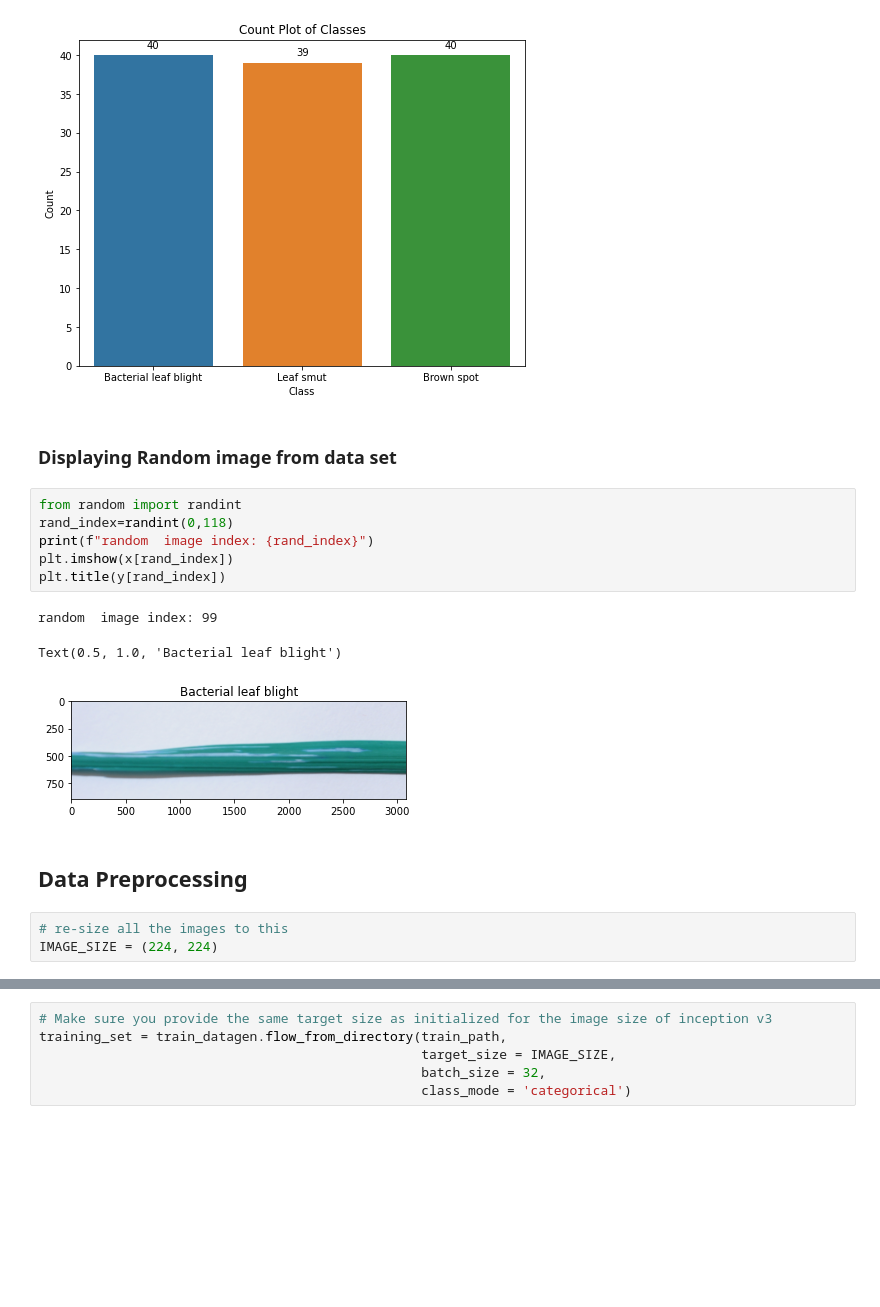
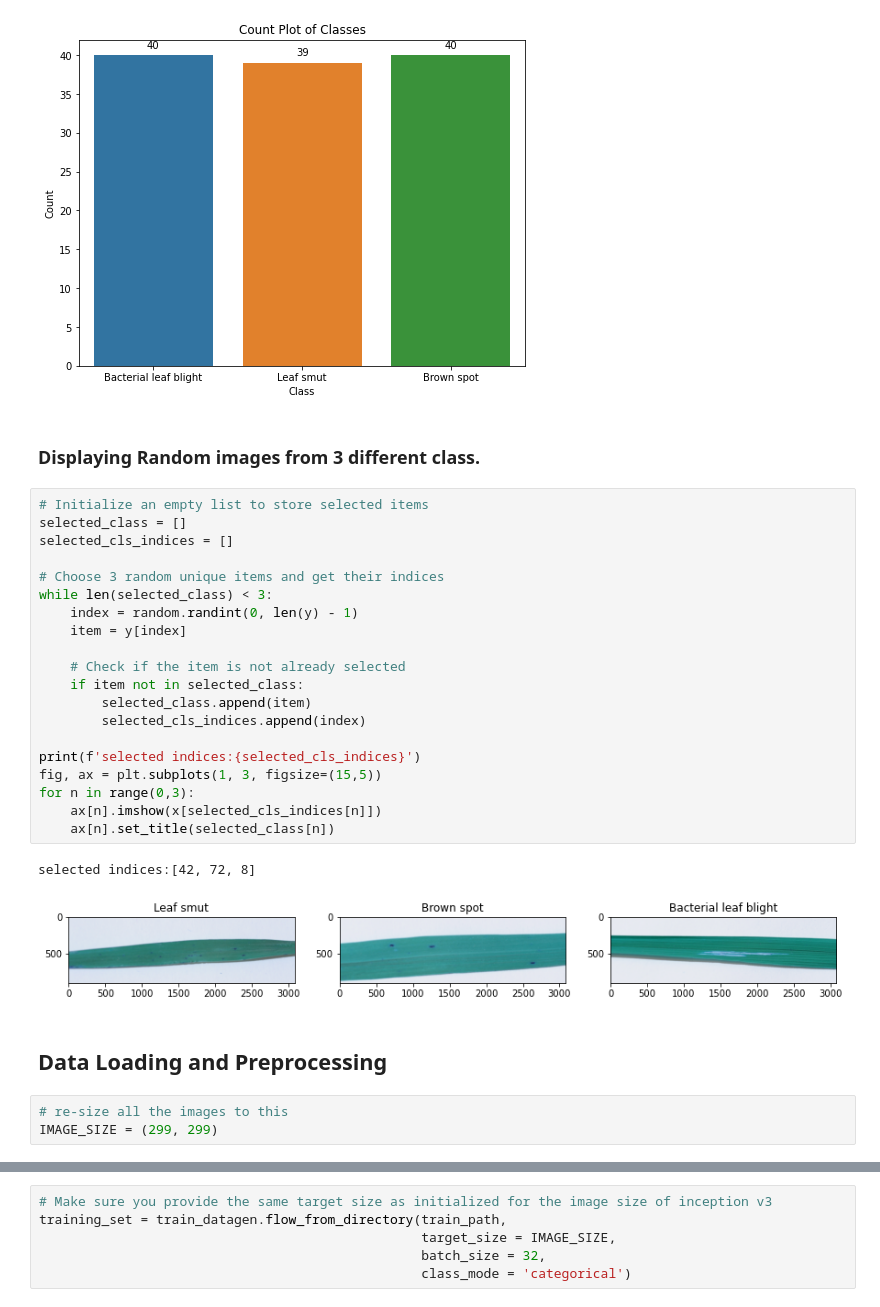
Before and after one commit to munawirapallam/Rice-Leaf, a Jupyter notebook: Rice leaf disease with divided data.ipynb, the cells around one changed output, grey strips where cells are left out. Drawn from its saved outputs; the diff is of its cells as text; blank space fills up the shorter version.

```diff
--- a/Rice leaf disease with divided data.ipynb
+++ b/Rice leaf disease with divided data.ipynb
@@ -233,22 +309,35 @@ plt.show()
 # %% [output]
 [figure]
 # %% [markdown]
-### Displaying Random image from data set
+### Displaying Random images from 3 different class.
-# %%
-from random import randint
-rand_index=randint(0,118)
-print(f"random  image index: {rand_index}")
-plt.imshow(x[rand_index])
-plt.title(y[rand_index])
-# %% [output]
-random  image index: 99
-Text(0.5, 1.0, 'Bacterial leaf blight')
-[figure, removed]
+# %%
+# Initialize an empty list to store selected items
+selected_class = []
+selected_cls_indices = []
+
+# Choose 3 random unique items and get their indices
+while len(selected_class) < 3:
+    index = random.randint(0, len(y) - 1)
+    item = y[index]
+
+    # Check if the item is not already selected
+    if item not in selected_class:
+        selected_class.append(item)
+        selected_cls_indices.append(index)
+
+print(f'selected indices:{selected_cls_indices}')
+fig, ax = plt.subplots(1, 3, figsize=(15,5))
+for n in range(0,3):
+    ax[n].imshow(x[selected_cls_indices[n]])
+    ax[n].set_title(selected_class[n])
+# %% [output]
+selected indices:[42, 72, 8]
+[figure, added]
 # %% [markdown]
-## Data Preprocessing
+## Data Loading and Preprocessing
 # %%
 # re-size all the images to this
-IMAGE_SIZE = (224, 224)
+IMAGE_SIZE = (299, 299)
 # %%
 # Use the Image Data Generator to import the augmented images from the dataset. Augmentation is done only on train data
 
```
Also changed, not shown: parts of 40 cells of this notebook.
